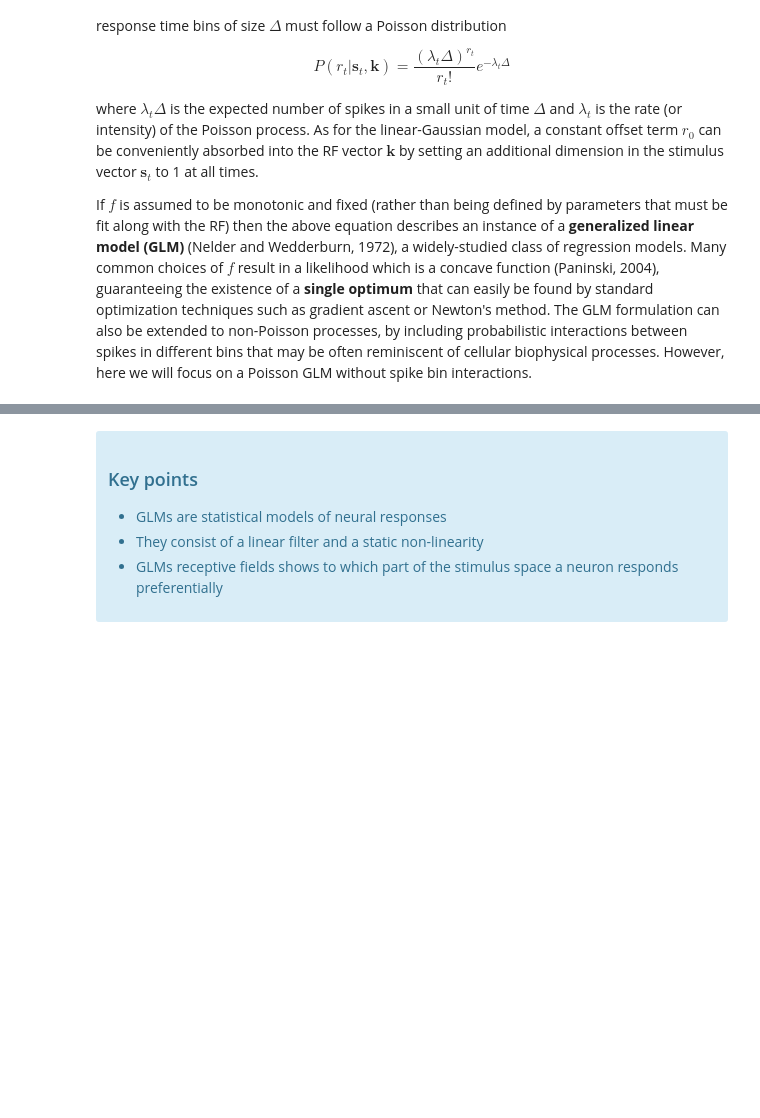
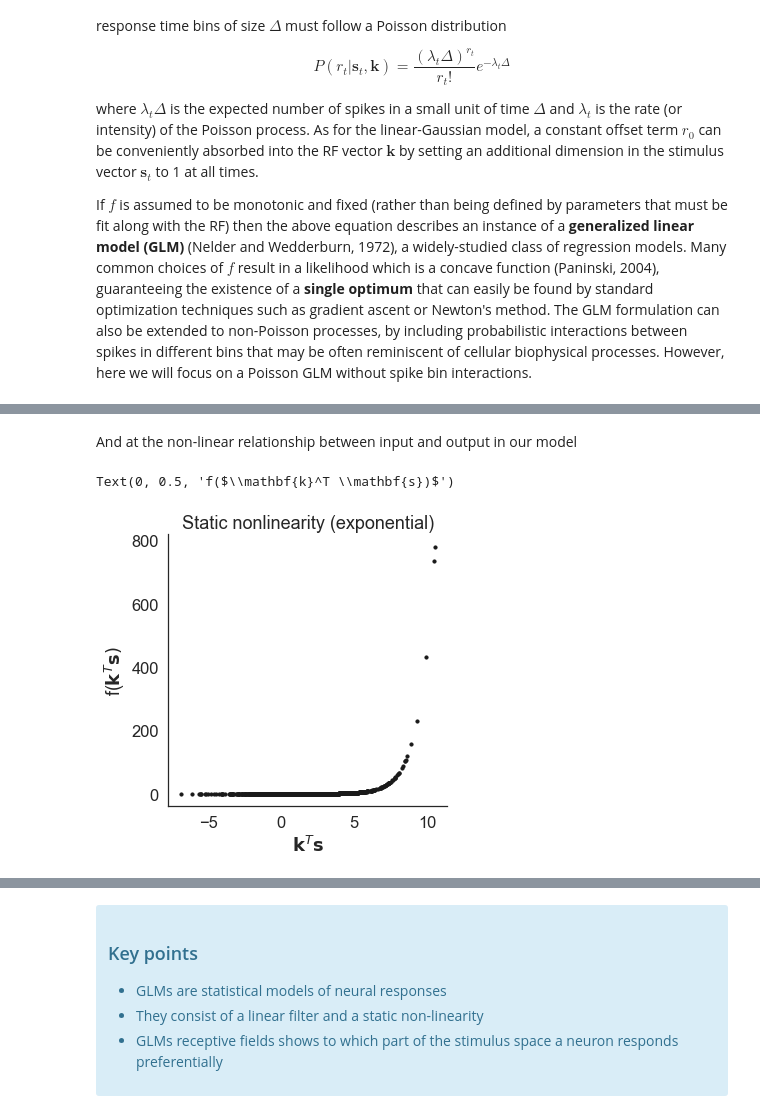
Before and after one commit to neural-data-science-course/single-cell-analysis, a Jupyter notebook: 02-GLMs/GLMs.ipynb, the cells around one changed output, grey strips where cells are left out. Saved outputs shown, nothing was run; the diff lists cells and outputs as text; code cells hidden in the pictures; blank space fills up the shorter version.

```diff
--- a/02-GLMs/GLMs.ipynb
+++ b/02-GLMs/GLMs.ipynb
@@ -374 +351,12 @@ average spike rate: 4.60 spikes per second
+# %% [markdown]
+And at the non-linear relationship between input and output in our model
+# %%
+plt.figure(figsize=(5,5))
+plt.title('Static nonlinearity (exponential)')
+plt.scatter(ks, lamda, s=10, c=[3*[.1]])
+plt.xlabel(r'$\mathbf{k}^T \mathbf{s}$')
+plt.ylabel(r'f($\mathbf{k}^T \mathbf{s})$')
+# %% [output]
+Text(0, 0.5, 'f($\\mathbf{k}^T \\mathbf{s})$')
+[figure, added]
 # %% [markdown]
```
Also changed, not shown: parts of 19 cells of this notebook.
